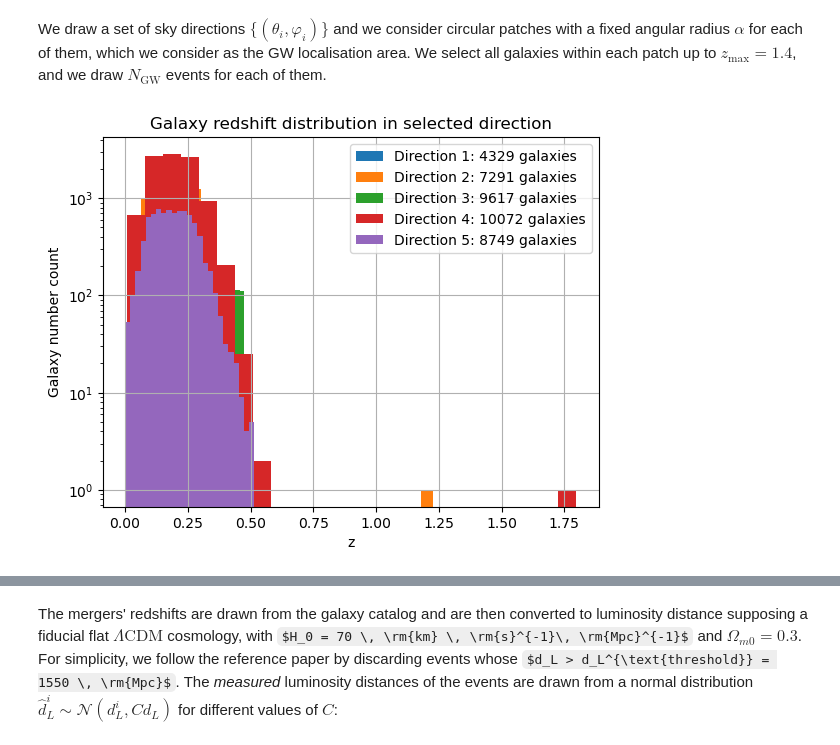
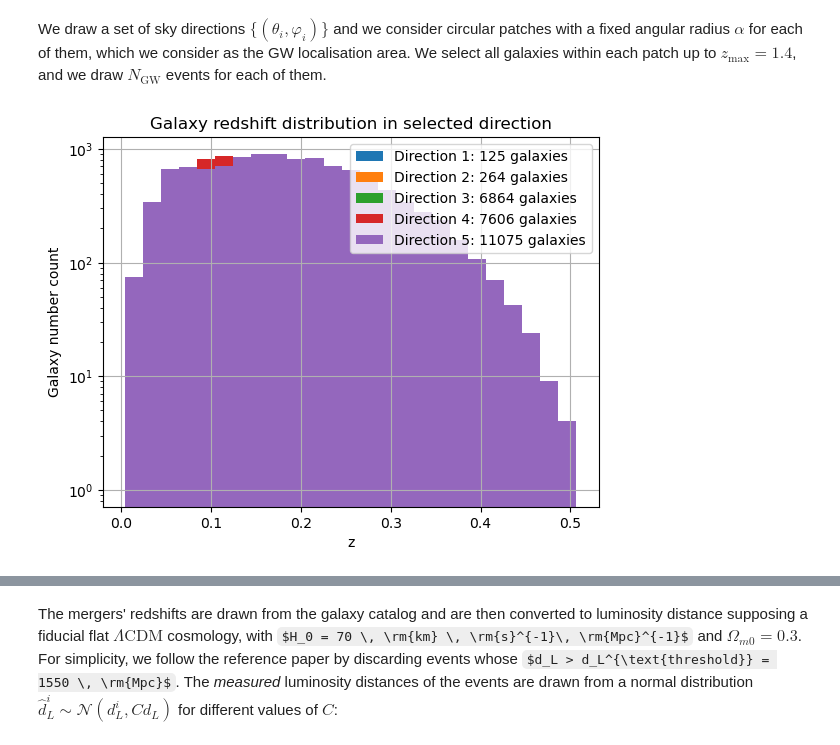
Before and after one commit to binado/standard-sirens, a Jupyter notebook: src/inferring_H0_with_standard_sirens.ipynb, the cells around one changed output, grey strips where cells are left out. Saved outputs shown, nothing was run; the diff lists cells and outputs as text; code cells hidden in the pictures; some formulas as TeX source.

```diff
--- a/src/inferring_H0_with_standard_sirens.ipynb
+++ b/src/inferring_H0_with_standard_sirens.ipynb
@@ -27,20 +27,22 @@ We draw a set of sky directions $\{(\theta_i, \varphi_i)\}$ and we consider circ
 # Parameters
 z_max = 1.4
 n_dir = 5
-n_min = 1000
+n_min = 100
 n_gw_per_dir = 40
 alpha = np.radians(2)
+# %%
+# Draw galaxy redshifts and masses in n_dir directions, with at least n_min per direction
+drawn_galaxies = catalog.draw_galaxies(n_dir, alpha, n_min)
+z_gal = [catalog.z[galaxies_at_direction] for galaxies_at_direction in drawn_galaxies]
+mass_gal = [catalog.mass[galaxies_at_direction] for galaxies_at_direction in drawn_galaxies]
 # %%
-# Draw galaxy redshifts in n_dir directions, with at least n_min per direction
-z_gal = catalog.draw_redshifts(n_dir, alpha, n_min)
-
 for i, z_gal_in_dir in enumerate(z_gal):
     plt.hist(z_gal_in_dir, bins=25, log=True, label=f"Direction {i + 1}: {len(z_gal_in_dir)} galaxies")
 plt.xlabel('z')
 plt.ylabel('Galaxy number count')
 plt.title('Galaxy redshift distribution in selected direction')
 plt.legend()
 plt.grid()
 plt.show()
 # %% [output]
-[figure, old version]
+[figure, new version]
```
Also changed, not shown: parts of 13 cells of this notebook.
